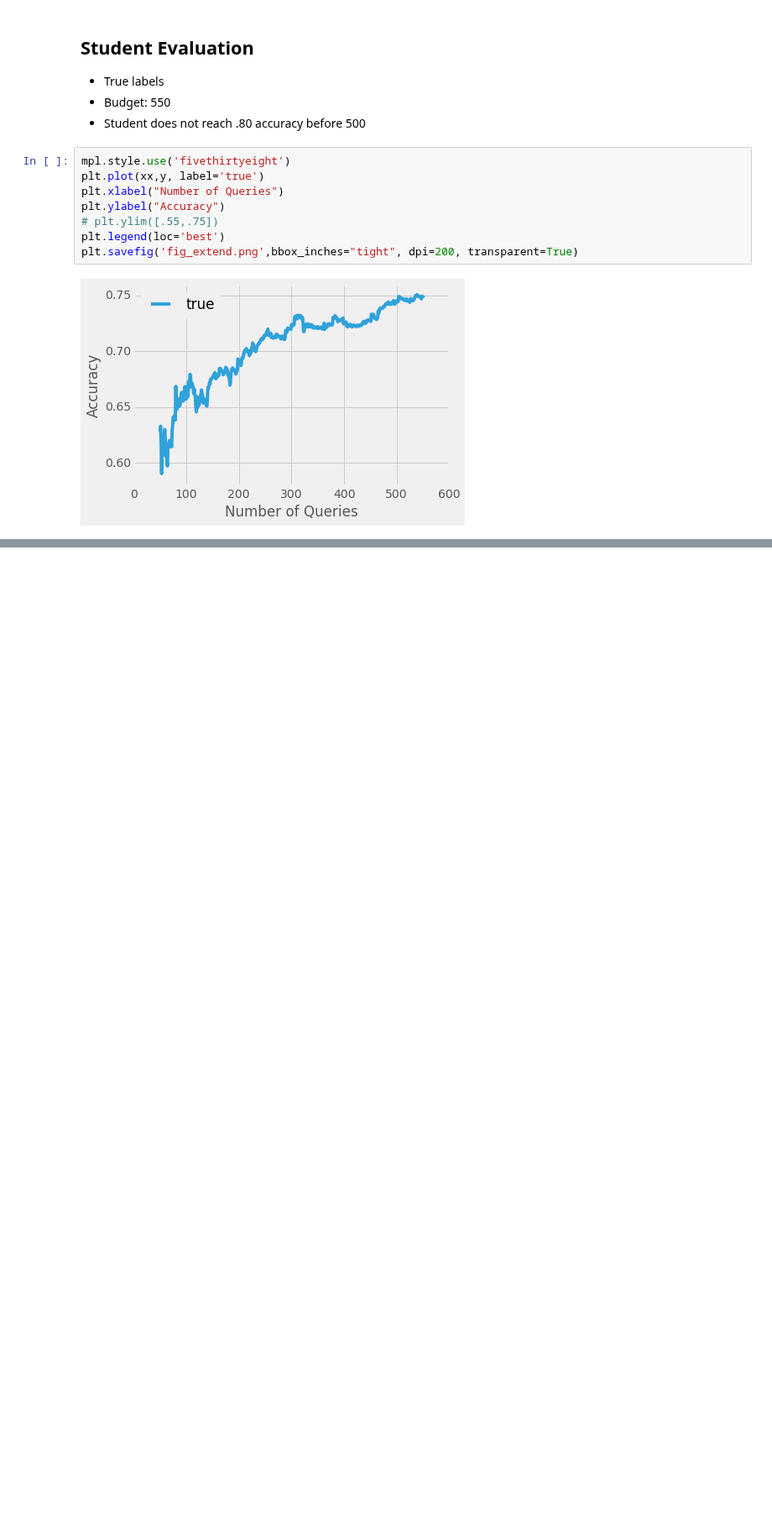
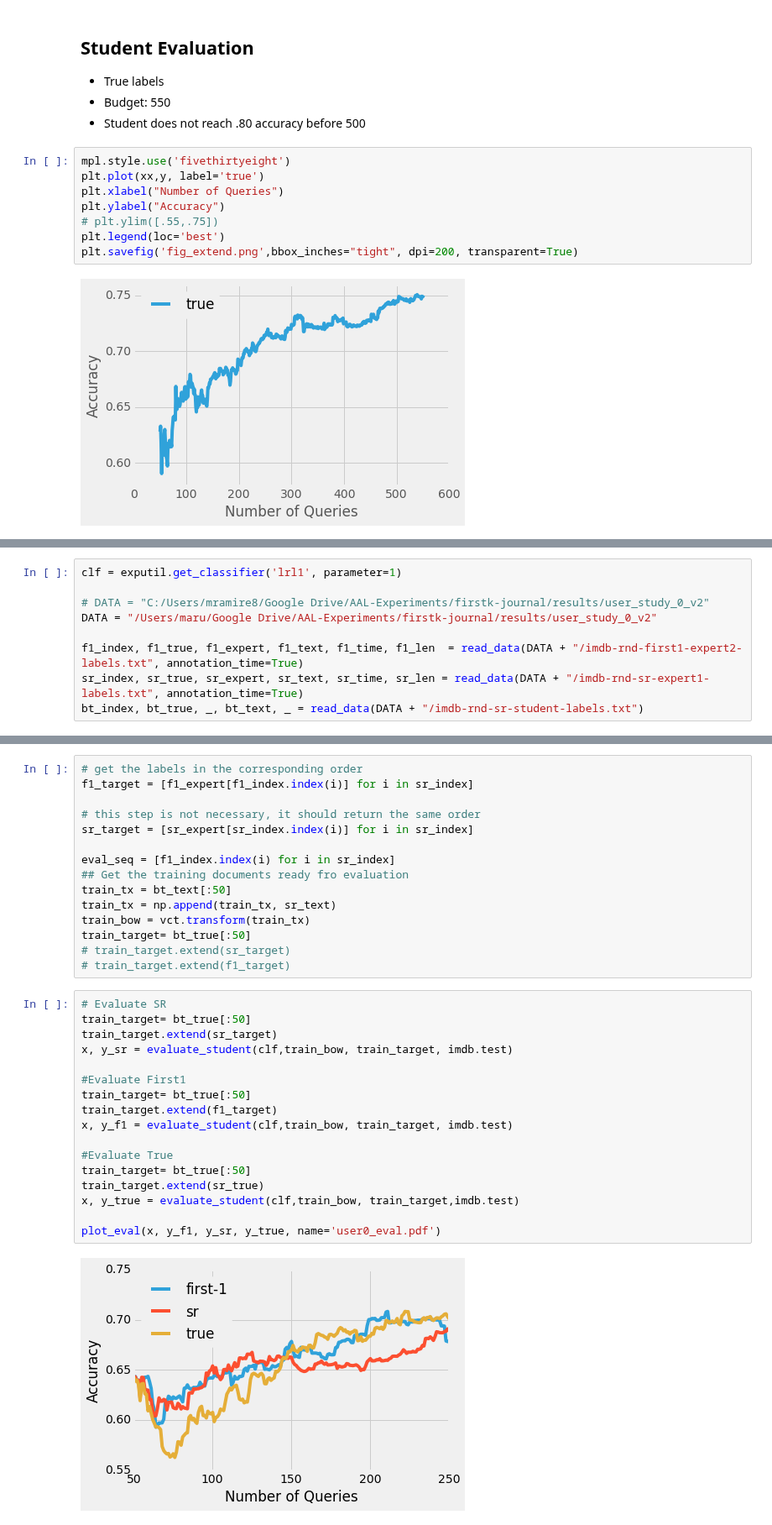
Before and after one commit to mramire8/notebooks, a Jupyter notebook: evaluate_student_user_study.ipynb, the cells around one changed output, grey strips where cells are left out. Shown at 84% size. Drawn from its saved outputs; the diff is of its cells as text; blank space fills up the shorter version.

Commit message:
evaluation update

```diff
--- a/evaluate_student_user_study.ipynb
+++ b/evaluate_student_user_study.ipynb
@@ -480,0 +501,9 @@ plt.savefig('fig_extend.png',bbox_inches="tight", dpi=200, transparent=True)
+# %%
+clf = exputil.get_classifier('lrl1', parameter=1)
+
+# DATA = "C:/Users/mramire8/Google Drive/AAL-Experiments/firstk-journal/results/user_study_0_v2"
+DATA = "/Users/maru/Google Drive/AAL-Experiments/firstk-journal/results/user_study_0_v2"
+
+f1_index, f1_true, f1_expert, f1_text, f1_time, f1_len  = read_data(DATA + "/imdb-rnd-first1-expert2-labels.txt", annotation_time=True)
+sr_index, sr_true, sr_expert, sr_text, sr_time, sr_len = read_data(DATA + "/imdb-rnd-sr-expert1-labels.txt", annotation_time=True)
+bt_index, bt_true, _, bt_text, _ = read_data(DATA + "/imdb-rnd-sr-student-labels.txt")
@@ -480,0 +517,34 @@ plt.savefig('fig_extend.png',bbox_inches="tight", dpi=200, transparent=True)
+# %%
+# get the labels in the corresponding order
+f1_target = [f1_expert[f1_index.index(i)] for i in sr_index]
+
+# this step is not necessary, it should return the same order
+sr_target = [sr_expert[sr_index.index(i)] for i in sr_index]
+
+eval_seq = [f1_index.index(i) for i in sr_index]
+## Get the training documents ready fro evaluation
+train_tx = bt_text[:50]
+train_tx = np.append(train_tx, sr_text)
+train_bow = vct.transform(train_tx)
+train_target= bt_true[:50]
+# train_target.extend(sr_target)
+# train_target.extend(f1_target)
+# %%
+# Evaluate SR
+train_target= bt_true[:50]
+train_target.extend(sr_target)
+x, y_sr = evaluate_student(clf,train_bow, train_target, imdb.test)
+
+#Evaluate First1
+train_target= bt_true[:50]
+train_target.extend(f1_target)
+x, y_f1 = evaluate_student(clf,train_bow, train_target, imdb.test)
+
+#Evaluate True
+train_target= bt_true[:50]
+train_target.extend(sr_true)
+x, y_true = evaluate_student(clf,train_bow, train_target,imdb.test)
+
+plot_eval(x, y_f1, y_sr, y_true, name='user0_eval.pdf')
+# %% [output]
+[figure, added]
```
Also changed, not shown: parts of 34 cells of this notebook.
